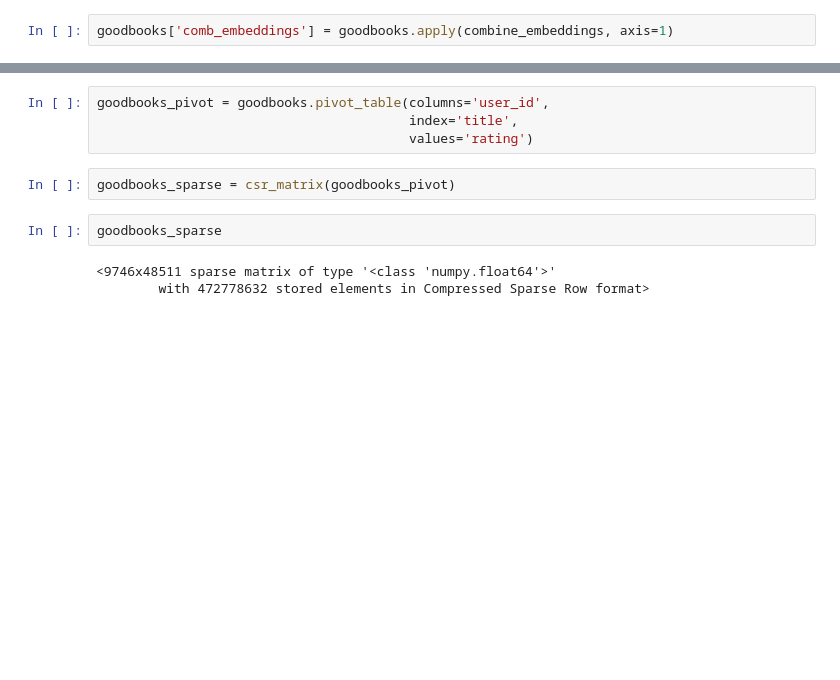
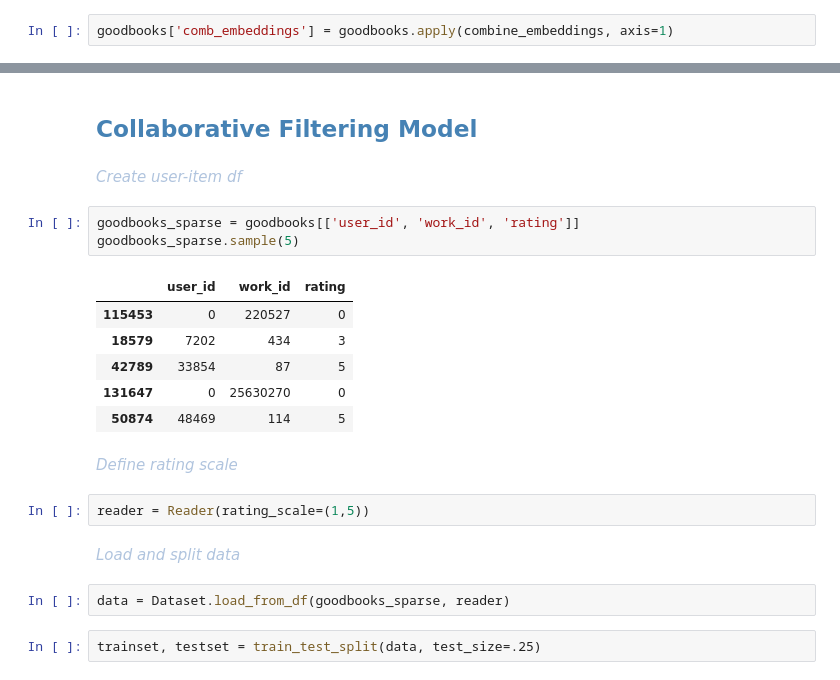
Before and after one commit to xalakbar/xalakbar_Capstone, a Jupyter notebook: xalakbar_BooksRS.ipynb, the cells around one changed output, grey strips where cells are left out. Saved outputs shown, nothing was run; the diff lists cells and outputs as text; blank space fills up the shorter version.

Commit message:
Removed Scipy import and sparse matrix; Added section title for feature engineering; Completed feature engineering; Created collaborative filtering model.

```diff
--- a/xalakbar_BooksRS.ipynb
+++ b/xalakbar_BooksRS.ipynb
@@ -653,11 +654,24 @@ goodbooks.head()
-# %%
-goodbooks_pivot = goodbooks.pivot_table(columns='user_id',
-                                        index='title',
-                                        values='rating')
-# %%
-goodbooks_sparse = csr_matrix(goodbooks_pivot)
-# %%
-goodbooks_sparse
-# %% [output]
-<9746x48511 sparse matrix of type '<class 'numpy.float64'>'
-        with 472778632 stored elements in Compressed Sparse Row format>
+# %% [markdown]
+## <span style="color:steelblue"> Collaborative Filtering Model</span>
+# %% [markdown]
+<em><span style="color:lightsteelblue">Create user-item df</span></em>
+# %%
+goodbooks_sparse = goodbooks[['user_id', 'work_id', 'rating']]
+goodbooks_sparse.sample(5)
+# %% [output]
+|  | user_id | work_id | rating |
+| 115453 | 0 | 220527 | 0 |
+| 18579 | 7202 | 434 | 3 |
+| 42789 | 33854 | 87 | 5 |
+| 131647 | 0 | 25630270 | 0 |
+| 50874 | 48469 | 114 | 5 |
+# %% [markdown]
+<em><span style="color:lightsteelblue">Define rating scale</span></em>
+# %%
+reader = Reader(rating_scale=(1,5))
+# %% [markdown]
+<em><span style="color:lightsteelblue"> Load and split data</span></em>
+# %%
+data = Dataset.load_from_df(goodbooks_sparse, reader)
+# %%
+trainset, testset = train_test_split(data, test_size=.25)
```
Also changed, not shown: parts of 109 cells of this notebook.
